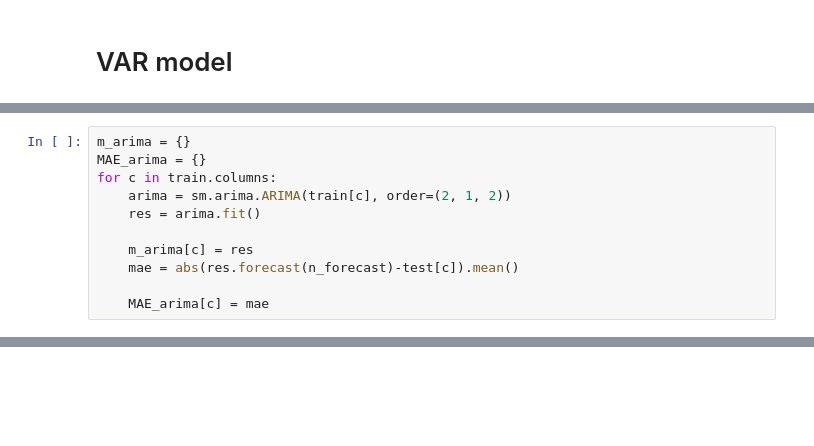
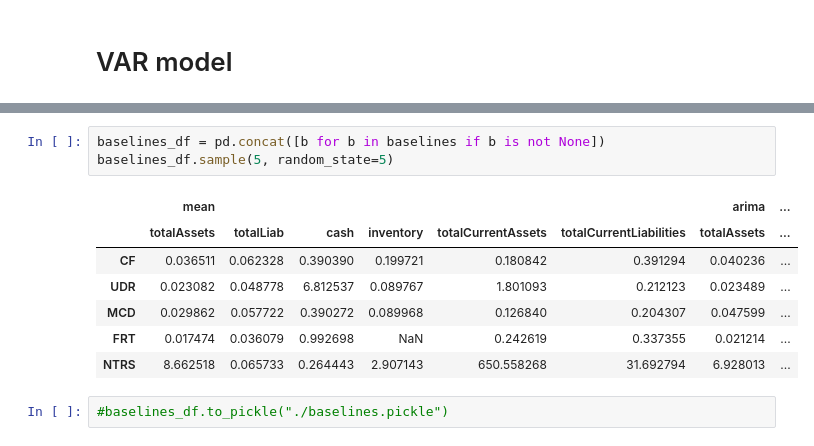
Before and after one commit to Francis-ZY-Yuan/Time-series-financial-forecasting, a Jupyter notebook: baseline.ipynb, the cells around one changed output, grey strips where cells are left out. Cells and saved outputs as stored; diff of their text form; blank space fills up the shorter version.

```diff
--- a/baseline.ipynb
+++ b/baseline.ipynb
@@ -101,11 +61,0 @@ dtype: float64
-# %%
-m_arima = {}
-MAE_arima = {}
-for c in train.columns:
-    arima = sm.arima.ARIMA(train[c], order=(2, 1, 2))
-    res = arima.fit()
-
-    m_arima[c] = res
-    mae = abs(res.forecast(n_forecast)-test[c]).mean()
-
-    MAE_arima[c] = mae
@@ -138,0 +135,13 @@ dtype: float64
+# %%
+baselines_df = pd.concat([b for b in baselines if b is not None])
+baselines_df.sample(5, random_state=5)
+# %% [output]
+|  | mean |  |  |  |  |  | arima | ... |
+|  | totalAssets | totalLiab | cash | inventory | totalCurrentAssets | totalCurrentLiabilities | totalAssets | ... |
+| CF | 0.036511 | 0.062328 | 0.390390 | 0.199721 | 0.180842 | 0.391294 | 0.040236 | ... |
+| UDR | 0.023082 | 0.048778 | 6.812537 | 0.089767 | 1.801093 | 0.212123 | 0.023489 | ... |
+| MCD | 0.029862 | 0.057722 | 0.390272 | 0.089968 | 0.126840 | 0.204307 | 0.047599 | ... |
+| FRT | 0.017474 | 0.036079 | 0.992698 | NaN | 0.242619 | 0.337355 | 0.021214 | ... |
+| NTRS | 8.662518 | 0.065733 | 0.264443 | 2.907143 | 650.558268 | 31.692794 | 6.928013 | ... |
+# %%
+#baselines_df.to_pickle("./baselines.pickle")
```
Also changed, not shown: parts of 28 cells of this notebook.
